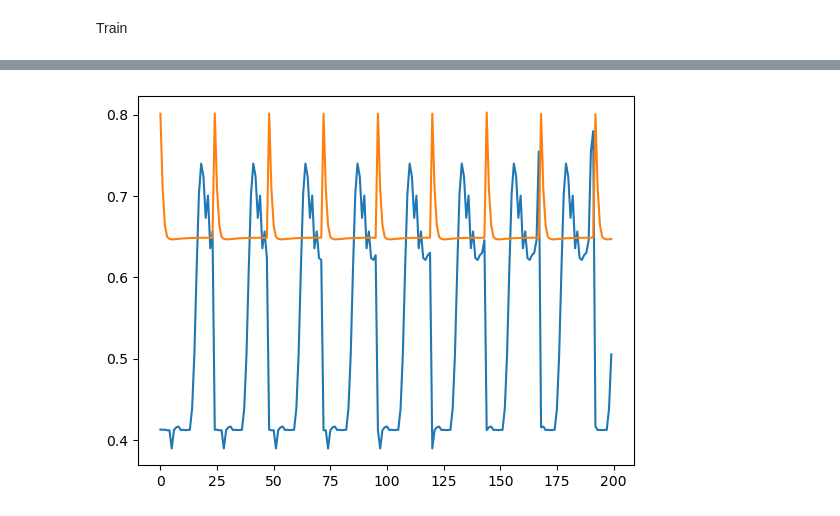
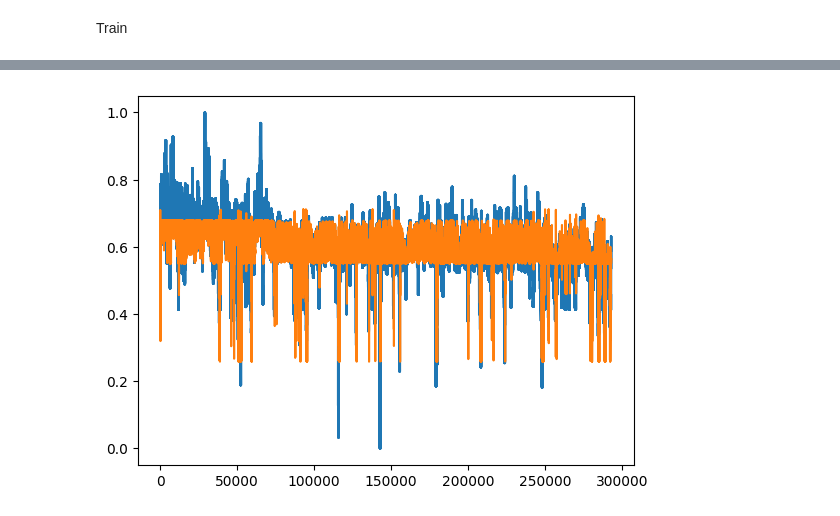
Before and after one commit to atleer/forecast-electricity-markets, a Jupyter notebook: analysis/notebooks/exploration/seq2seq_multivariate.ipynb, the cells around one changed output, grey strips where cells are left out. Cells and saved outputs as stored; diff of their text form; code cells hidden in the pictures.

```diff
--- a/analysis/notebooks/exploration/seq2seq_multivariate.ipynb
+++ b/analysis/notebooks/exploration/seq2seq_multivariate.ipynb
@@ -47,9 +76,8 @@ os.getcwd()
 # %% [markdown]
 Load Processed Data
 # %%
-processed_data_dir = Path('data/processed/')
+processed_data_dir = root_dir / 'data/processed/opsd-time_series-2020-10-06'
 filepaths = list(processed_data_dir.glob('**/*60*.parquet'))
-filepaths
 
 for filepath in filepaths:
     if 'train' in filepath.parts:
@@ -134,7 +159,7 @@ class Seq2SeqGRU(nn.Module):
         super().__init__()
         self.encoder = nn.GRU(input_size=enc_input_size, hidden_size=hidden_size, batch_first=True, device=device)
         self.decoder = nn.GRU(input_size=dec_input_size, hidden_size=hidden_size, batch_first=True, device=device)
-        self.fc = nn.Linear(hidden_size, dec_input_size)
+        self.fc = nn.Linear(hidden_size, dec_input_size, device=device)
 
     def forward(self, X, horizon: int = 24):
 
@@ -170,11 +193,13 @@ model = Seq2SeqGRU(enc_input_size=2, dec_input_size = 1)
 # %%
-X_train = torch.tensor(X_train, dtype = torch.float32)
-y_train = torch.tensor(y_train, dtype = torch.float32)
+X_train = torch.tensor(X_train, dtype = torch.float32, device=device)
+y_train = torch.tensor(y_train, dtype = torch.float32, device=device)
 # %% [markdown]
 Train
 # %%
+model = Seq2SeqGRU(enc_input_size=2, dec_input_size = 1)
+
 learning_rate = 0.1
-nepochs = 20
+nepochs = 1000
 
 optimizer = torch.optim.Adam(lr = learning_rate, params=model.parameters())
 
@@ -201,6 +226,6 @@ plt.plot(losses)
 # %%
-plt.plot(y_train.flatten()[:200])
+plt.plot(y_train.cpu().numpy().flatten())
 with torch.no_grad():
-    plt.plot(predictions.flatten()[:200])
+    plt.plot(predictions.cpu().numpy().flatten())
 # %% [output]
-[figure, old version]
+[figure, new version]
```
Also changed, not shown: parts of 13 cells of this notebook.
